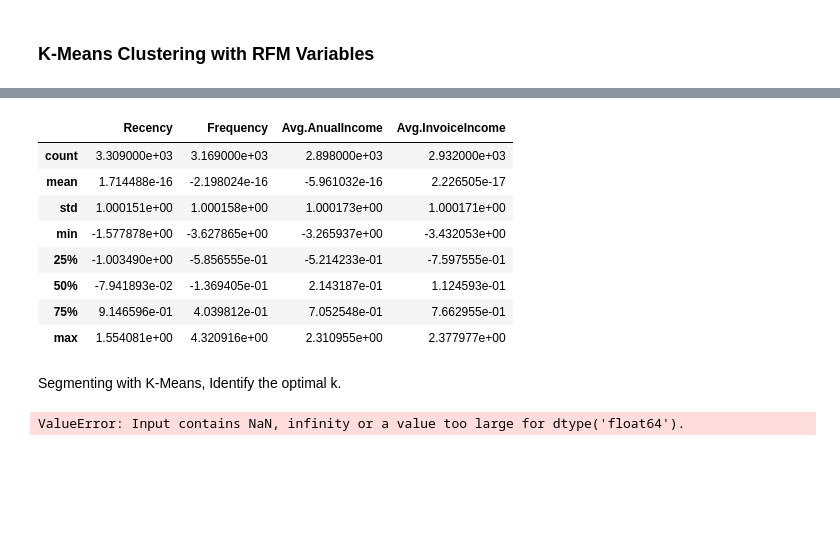
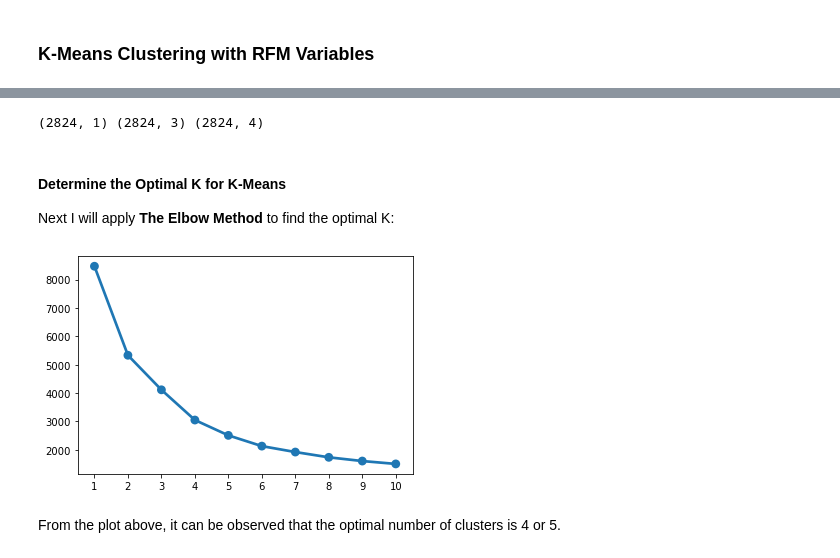
Before and after one commit to yhsieh-ijie/tfm_clientSegmentation, a Jupyter notebook: clientSegmentation.ipynb, the cells around one changed output, grey strips where cells are left out. Saved outputs shown, nothing was run; the diff lists cells and outputs as text; code cells hidden in the pictures; blank space fills up the shorter version.

```diff
--- a/clientSegmentation.ipynb
+++ b/clientSegmentation.ipynb
@@ -734,29 +753,29 @@ Avg.InvoiceIncome's: Skew: -0.20156032507277752
 # Data Normalization
 scaler = StandardScaler()
 
-df_rfm_scaled = pd.DataFrame(scaler.fit_transform(df_rfm_log),columns=['CODIGOCLIENTE', 'Recency', 'Frequency', 'Avg.AnualIncome','Avg.InvoiceIncome'])
-df_rfm_scaled.iloc[:,1:].describe()
+df_rfm_clientcode = pd.DataFrame(df_rfm_log.sort_values("CODIGOCLIENTE").reset_index(drop=True)['CODIGOCLIENTE'], columns = ['CODIGOCLIENTE'])
+df_rfm_scaled = pd.DataFrame(scaler.fit_transform(df_rfm_log.sort_values("CODIGOCLIENTE").reset_index(drop=True).iloc[:,1:]),columns=['Recency', 'Frequency', 'Monetary'])
+
+df_rfm_scaled_new = pd.concat([df_rfm_clientcode,df_rfm_scaled],axis=1)
+print(df_rfm_clientcode.shape,df_rfm_scaled.shape,df_rfm_scaled_new.shape)
 # %% [output]
-|  | Recency | Frequency | Avg.AnualIncome | Avg.InvoiceIncome |
-| count | 3.309000e+03 | 3.169000e+03 | 2.898000e+03 | 2.932000e+03 |
-| mean | 1.714488e-16 | -2.198024e-16 | -5.961032e-16 | 2.226505e-17 |
-| std | 1.000151e+00 | 1.000158e+00 | 1.000173e+00 | 1.000171e+00 |
-| min | -1.577878e+00 | -3.627865e+00 | -3.265937e+00 | -3.432053e+00 |
-| 25% | -1.003490e+00 | -5.856555e-01 | -5.214233e-01 | -7.597555e-01 |
-| 50% | -7.941893e-02 | -1.369405e-01 | 2.143187e-01 | 1.124593e-01 |
-| 75% | 9.146596e-01 | 4.039812e-01 | 7.052548e-01 | 7.662955e-01 |
-| max | 1.554081e+00 | 4.320916e+00 | 2.310955e+00 | 2.377977e+00 |
+(2824, 1) (2824, 3) (2824, 4)
-# %% [markdown]
-Segmenting with K-Means, Identify the optimal k.
+# %%
+df_rfm_scaled = df_rfm_scaled_new.copy()
+# %% [markdown]
+#### Determine the Optimal K for K-Means
+Next I will apply **The Elbow Method** to find the optimal K:
 # %%
 # SSE = Error Sum of Squares
 SSE = []
 
 for k in range(0,10):
-  kmeans=KMeans(n_clusters=k+1,random_state=1200).fit(df_rfm_scaled)
+  kmeans=KMeans(n_clusters=k+1,init = 'k-means++',random_state=1200).fit(df_rfm_scaled.iloc[:,1:])
   SSE.append(kmeans.inertia_)
 
 sns.pointplot(x=list(range(1,11)),y=SSE)
 plt.show()
 # %% [output]
-ValueError: Input contains NaN, infinity or a value too large for dtype('float64').
+[figure, added]
+# %% [markdown]
+From the plot above, it can be observed that the optimal number of clusters is 4 or 5.
```
Also changed, not shown: parts of 19 cells of this notebook, 4 other files.
